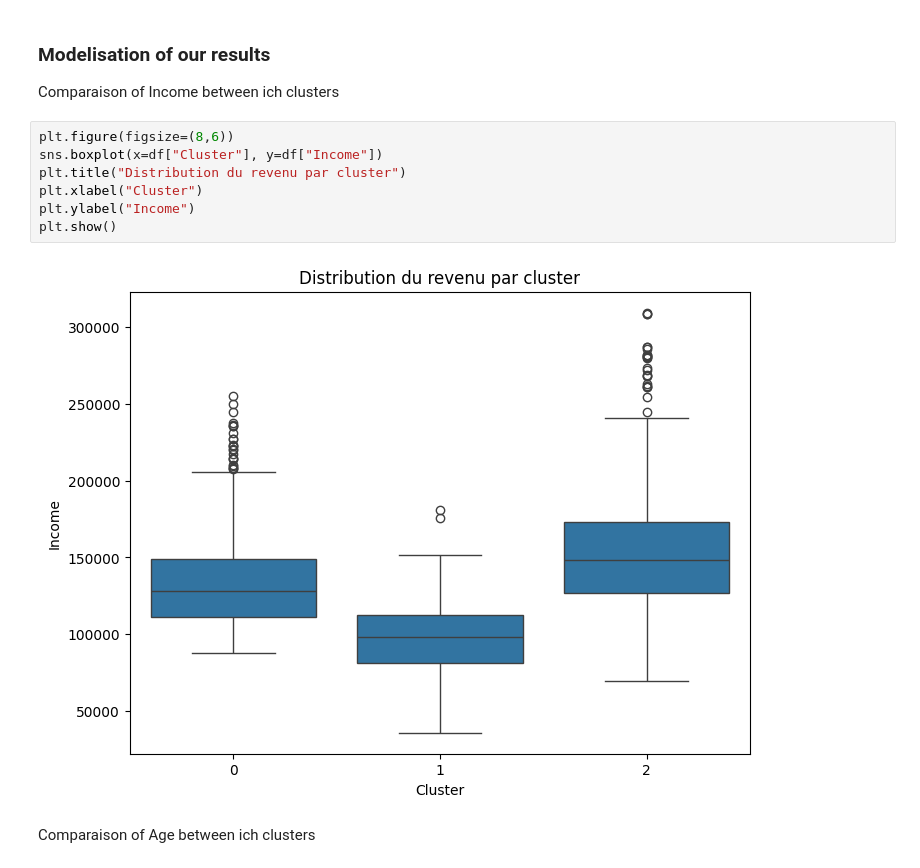
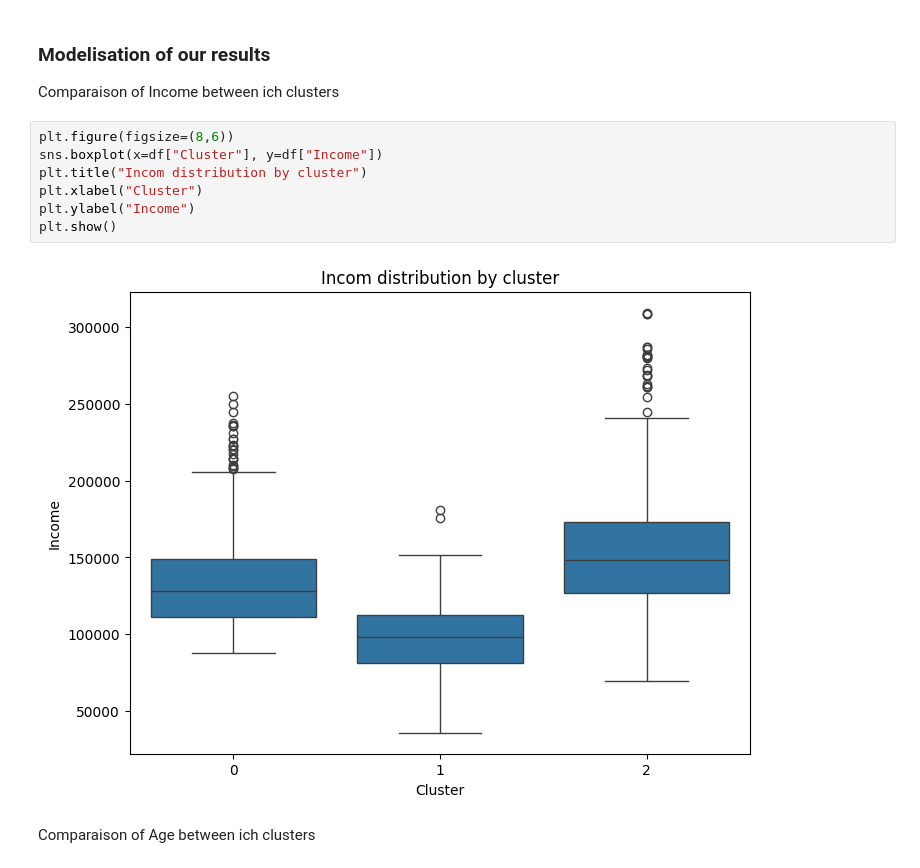
Before and after one commit to Saoty3/Projet_MachinLearning_International, a Jupyter notebook: Analyse_de_donnée.ipynb, the cells around one changed output. Cells and saved outputs as stored; diff of their text form.

```diff
--- a/Analyse_de_donnée.ipynb
+++ b/Analyse_de_donnée.ipynb
@@ -331,12 +331,12 @@ Comparaison of Income between ich clusters
 # %%
 plt.figure(figsize=(8,6))
 sns.boxplot(x=df["Cluster"], y=df["Income"])
-plt.title("Distribution du revenu par cluster")
+plt.title("Incom distribution by cluster")
 plt.xlabel("Cluster")
 plt.ylabel("Income")
 plt.show()
 # %% [output]
-[figure, old version]
+[figure, new version]
 # %% [markdown]
 Comparaison of Age between ich clusters
 # %%
```
Also changed, not shown: parts of 4 cells of this notebook.
